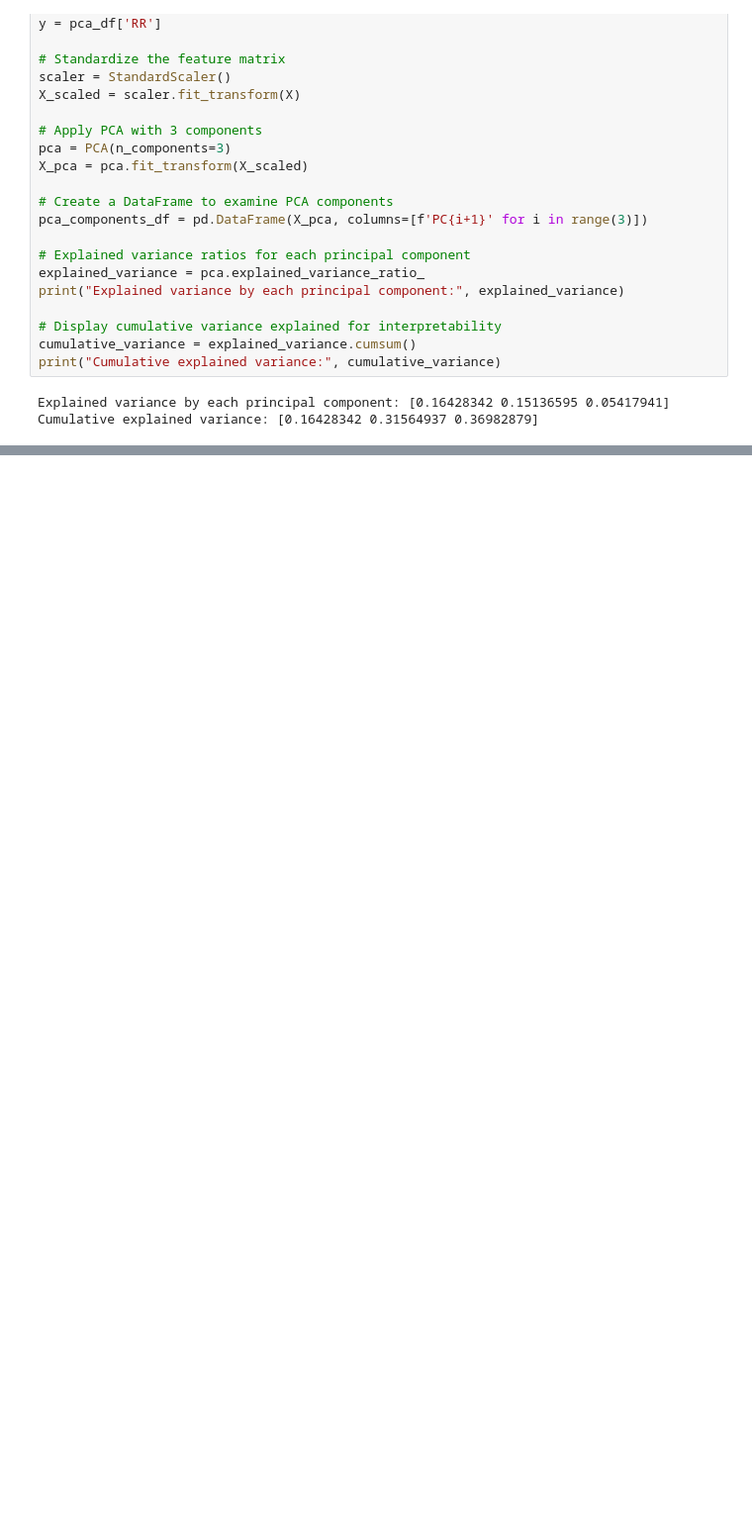
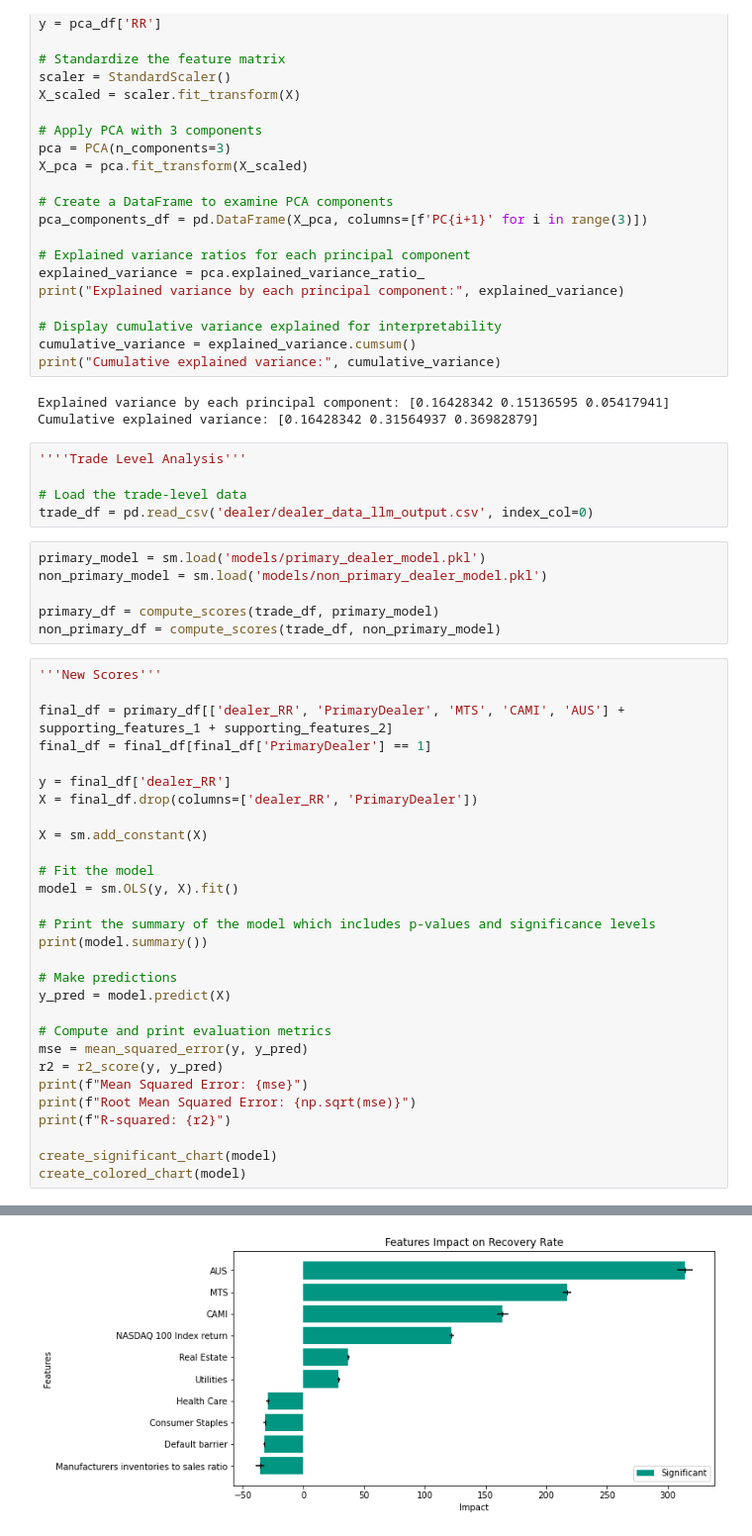
Before and after one commit to constantin1101/LLM_CreditorRRPrediction, a Jupyter notebook: composite_metrics.ipynb, the cells around one changed output, grey strips where cells are left out. Shown at 99% size. Saved outputs shown, nothing was run; the diff lists cells and outputs as text; blank space fills up the shorter version.

Commit message:
Move trade-level composite metrics

```diff
--- a/composite_metrics.ipynb
+++ b/composite_metrics.ipynb
@@ -497,3 +382,44 @@ print("Cumulative explained variance:", cumulative_variance)
 # %% [output]
 Explained variance by each principal component: [0.16428342 0.15136595 0.05417941]
 Cumulative explained variance: [0.16428342 0.31564937 0.36982879]
+# %%
+''''Trade Level Analysis'''
+
+# Load the trade-level data
+trade_df = pd.read_csv('dealer/dealer_data_llm_output.csv', index_col=0)
+# %%
+primary_model = sm.load('models/primary_dealer_model.pkl')
+non_primary_model = sm.load('models/non_primary_dealer_model.pkl')
+
+primary_df = compute_scores(trade_df, primary_model)
+non_primary_df = compute_scores(trade_df, non_primary_model)
+# %%
+'''New Scores'''
+
+final_df = primary_df[['dealer_RR', 'PrimaryDealer', 'MTS', 'CAMI', 'AUS'] + supporting_features_1 + supporting_features_2]
+final_df = final_df[final_df['PrimaryDealer'] == 1]
+
+y = final_df['dealer_RR']
+X = final_df.drop(columns=['dealer_RR', 'PrimaryDealer'])
+
+X = sm.add_constant(X)
+
+# Fit the model
+model = sm.OLS(y, X).fit()
+
+# Print the summary of the model which includes p-values and significance levels
+print(model.summary())
+
+# Make predictions
+y_pred = model.predict(X)
+
+# Compute and print evaluation metrics
+mse = mean_squared_error(y, y_pred)
+r2 = r2_score(y, y_pred)
+print(f"Mean Squared Error: {mse}")
+print(f"Root Mean Squared Error: {np.sqrt(mse)}")
+print(f"R-squared: {r2}")
+
+create_significant_chart(model)
+create_colored_chart(model)
+# %% [output]
@@ -499,0 +443 @@ Cumulative explained variance: [0.16428342 0.31564937 0.36982879]
+[figure, added]
```
Also changed, not shown: parts of 6 cells of this notebook, 1 other file.
